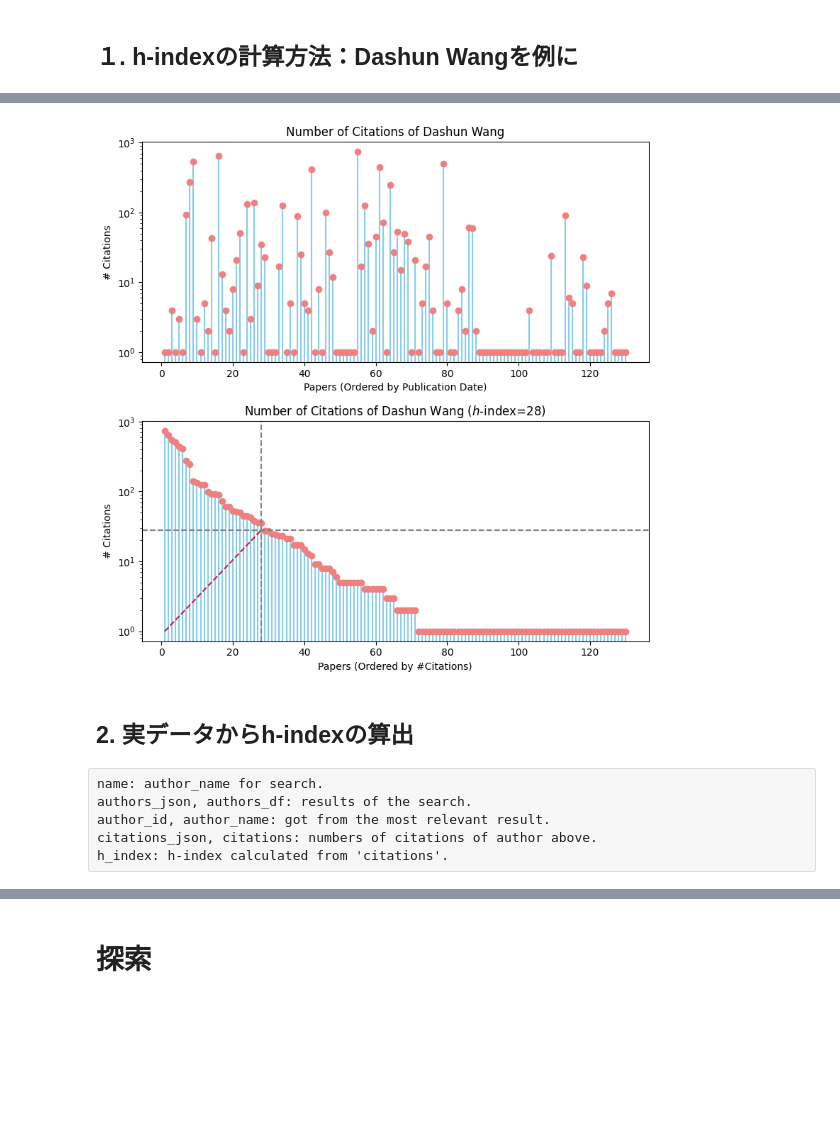
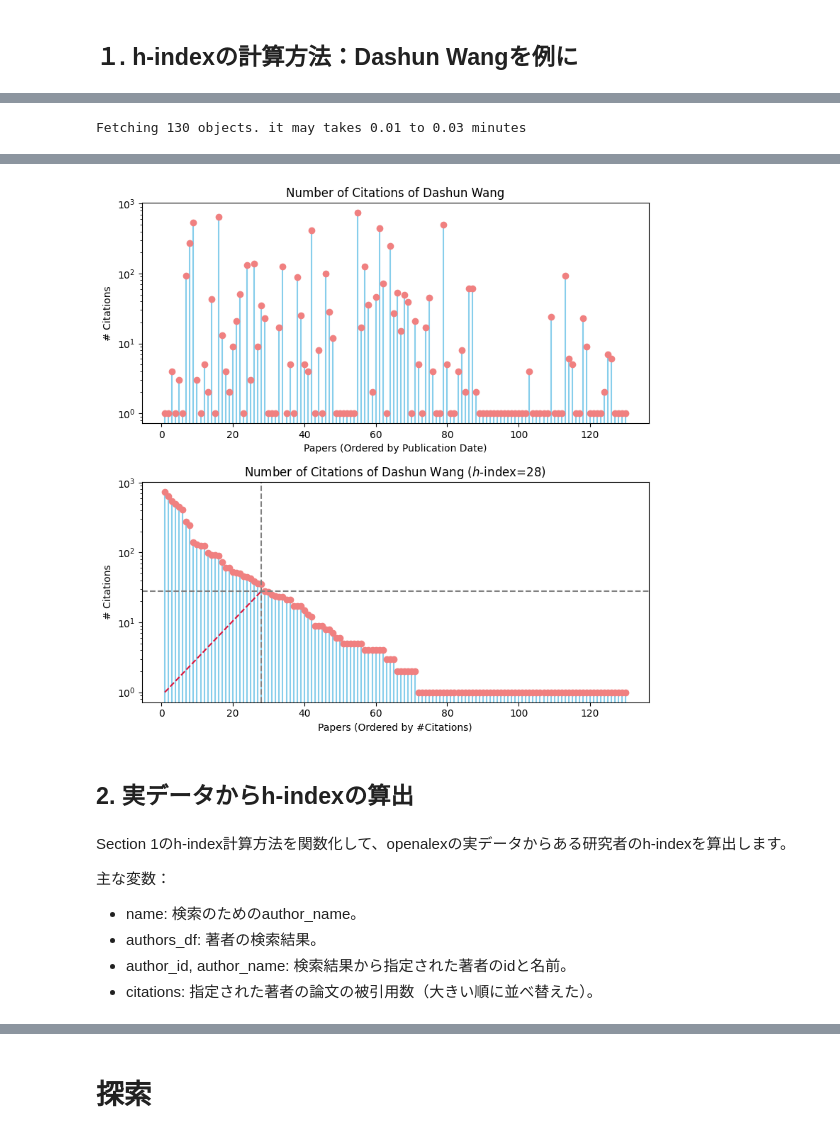
Before and after one commit to ScisciJP/tutorial_jp, a Jupyter notebook: 4-H-index.ipynb, the cells around one changed output, grey strips where cells are left out. Cells and saved outputs as stored; diff of their text form; code cells hidden in the pictures; blank space fills up the shorter version.

```diff
--- a/4-H-index.ipynb
+++ b/4-H-index.ipynb
@@ -102,0 +107,6 @@ h_index: H-index calculated from 'sorted_c_test'.
+# %%
+# まずは、pyalexのsearch_filterを使用してDashun Wangのデータを検索します
+name = "Dashun Wang"
+authors_json = Authors().search_filter(display_name=name).get()
+authors_df = pd.DataFrame(authors_json)
+display(authors_df)
@@ -103,28 +116,27 @@ h_index: H-index calculated from 'sorted_c_test'.
 # %%
-# 論文の被引用数をpyalexで獲得
-name = "Dashun Wang"
-
-authors_json = Authors().search_filter(display_name=name).select(["id"]).get()
-authors_df = pd.DataFrame(authors_json)
+# 次に、Dashun Wangのidを使用し、彼が発表したすべての論文の被引用数を獲得します
 author_id = authors_df.loc[0,"id"]
-
 pyalexObj = Works().filter(author={"id":author_id},is_paratext=False)\
                 .select(["cited_by_count"])\
-                .sort(publication_date="asc")
+                .sort(publication_date="asc") # 発表日順に並べ替えます
 citations_json = util.getAll(pyalexObj)
-c_test= [entry['cited_by_count'] for entry in citations_json]
+citations_test= np.array([entry['cited_by_count'] for entry in citations_json])
+# %% [output]
+Fetching 130 objects. it may takes 0.01 to 0.03 minutes
 # %%
-# h-indexの算出
-# 被引用数を大きい順に並べ替える
-sorted_c_test = sorted(c_test, reverse=True)
+# そして、h-indexを算出します
+# 被引用数を大きい順に並べ替えます
+sorted_citations_test = np.array(np.sort(citations_test)[::-1])
 
-# メソッド１：被引用数が論文のランキングより大きい論文を数える。
-h_index = np.sum([c >= i + 1 for i, c in enumerate(sorted_c_test)])
-print(f"The h-index of the researcher is: {h_index}. (method 1)\n")
+# 比較用のランキング
+ranking = np.arange(1,sorted_citations_test.size+1)
+
+# メソッド１：被引用数が論文のランキングより大きい論文を数えます。
+h_index = np.sum(sorted_citations_test >= ranking)
+print(f"The h-index of the researcher is: {h_index}. (method 1)")
 
 # メソッド２：図に示したように、論文被引用数の曲線と45°直線の交点の横座標がh-index。
-array = np.arange(1,len(sorted_c_test)+1)
-h_index = np.max(np.minimum(sorted_c_test, array))
-print(f"The h-index of the researcher is: {h_index}. (method 2)\n")
+h_index = np.max(np.minimum(sorted_citations_test, ranking))
+print(f"The h-index of the researcher is: {h_index}. (method 2)")
 # %% [output]
 The h-index of the researcher is: 28. (method 1)
@@ -132,23 +143,27 @@ The h-index of the researcher is: 28. (method 1)
 The h-index of the researcher is: 28. (method 2)
 # %%
-# グラフを作成する
+# グラフを作成します。logyを使うため、yをcitations+1にします。
 fig, axs = plt.subplots(2, 1, figsize=(8, 8))
-plot_citations(axs[0], c_test+1, showline=True, logy=True,\
+# 上のグラフは発表日順に並べた論文の被引用数
+plot_citations(axs[0], citations_test+1, showline=True, logy=True,\
                xlabel='Papers (Ordered by Publication Date)',\
                title=f'Number of Citations of {name}')
-plot_citations(axs[1], sorted_c_test+1, showline=True, logy=True, h_index=h_index,\
+# 下のグラフは被引用数順に並べた論文の被引用数
+plot_citations(axs[1], sorted_citations_test+1, showline=True, logy=True, h_index=h_index,\
                xlabel='Papers (Ordered by #Citations)', \
                title=f'Number of Citations of {name} ($h$-index={h_index})')
 plt.tight_layout()
 plt.show()
 # %% [output]
-[figure, old version]
+[figure, new version]
 # %% [markdown]
 ## 2. 実データからh-indexの算出
-# %% [raw]
-name: author_name for search.
-authors_json, authors_df: results of the search.
-author_id, author_name: got from the most relevant result.
-citations_json, citations: numbers of citations of author above.
-h_index: h-index calculated from 'citations'.
+# %% [markdown]
+Section 1のh-index計算方法を関数化して、openalexの実データからある研究者のh-indexを算出します。
+
+主な変数：
+- name: 検索のためのauthor_name。
+- authors_df: 著者の検索結果。
+- author_id, author_name: 検索結果から指定された著者のidと名前。
+- citations: 指定された著者の論文の被引用数（大きい順に並べ替えた）。
 # %%
```
Also changed, not shown: parts of 54 cells of this notebook, 1 other file.
